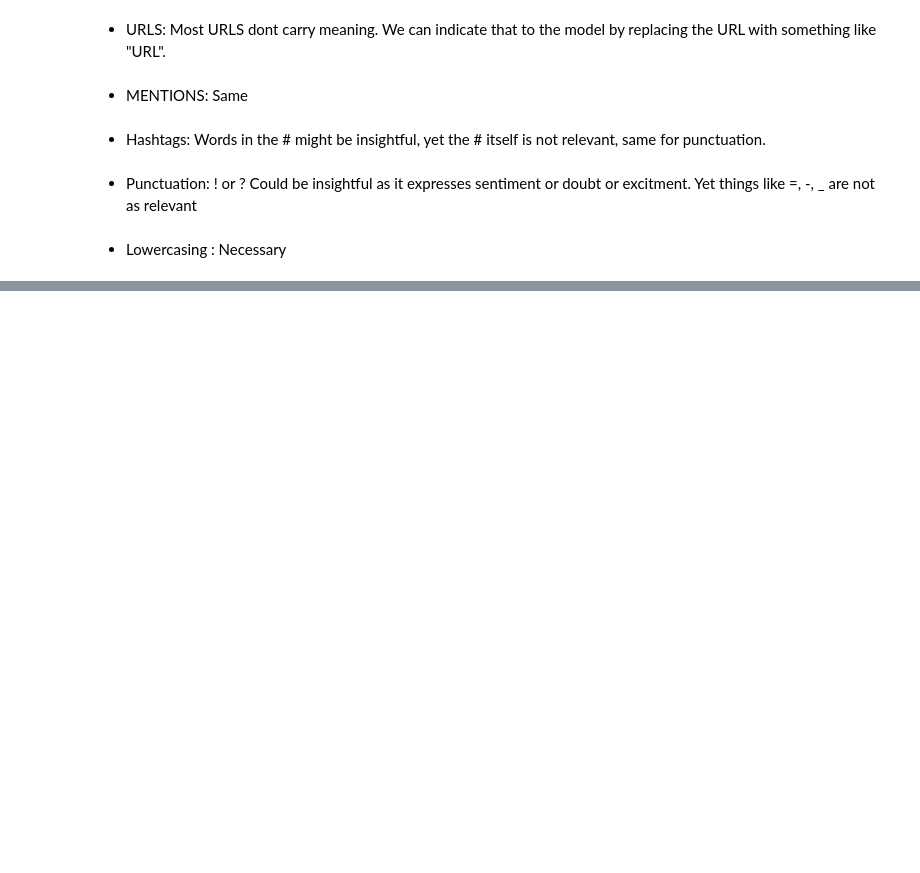
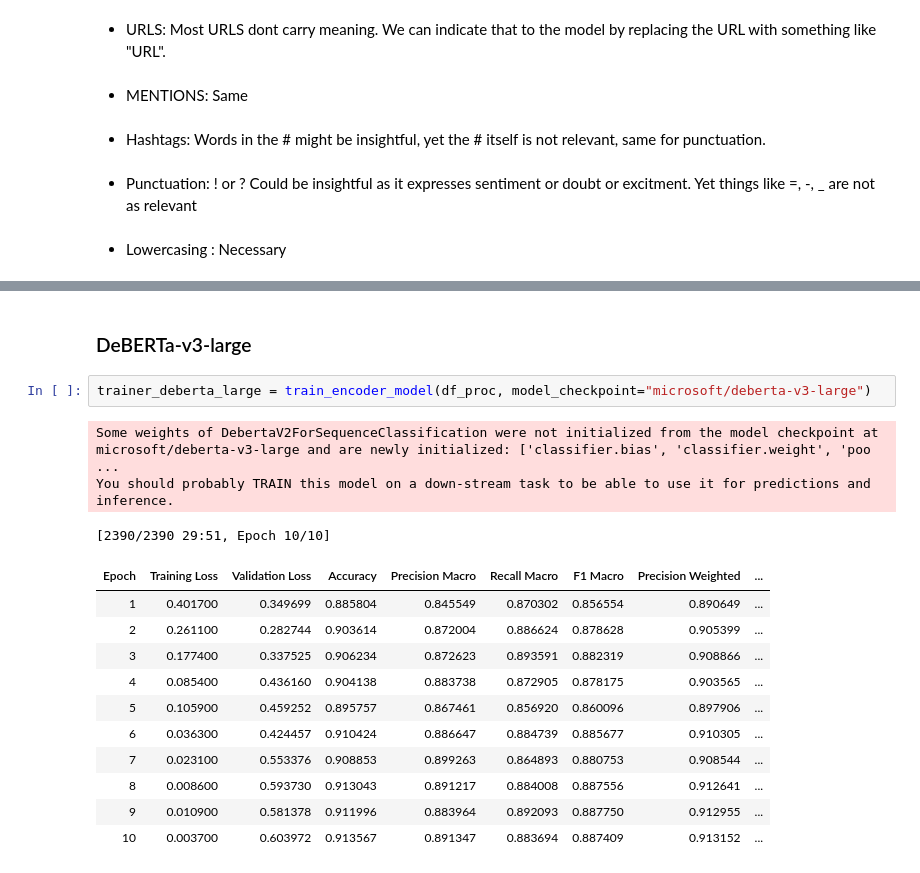
Before and after one commit to rmiranda37/text_mining_2025, a Jupyter notebook: EDA.ipynb, the cells around one changed output, grey strips where cells are left out. Saved outputs shown, nothing was run; the diff lists cells and outputs as text; blank space fills up the shorter version.

```diff
--- a/EDA.ipynb
+++ b/EDA.ipynb
@@ -604,0 +848,19 @@ ValueError: Could not interpret value `word_count` for `y`. An entry with this n
+# %% [markdown]
+### DeBERTa-v3-large
+# %%
+trainer_deberta_large = train_encoder_model(df_proc, model_checkpoint="microsoft/deberta-v3-large")
+# %% [output]
+Some weights of DebertaV2ForSequenceClassification were not initialized from the model checkpoint at microsoft/deberta-v3-large and are newly initialized: ['classifier.bias', 'classifier.weight', 'poo ...
+You should probably TRAIN this model on a down-stream task to be able to use it for predictions and inference.
+[2390/2390 29:51, Epoch 10/10]
+| Epoch | Training Loss | Validation Loss | Accuracy | Precision Macro | Recall Macro | F1 Macro | Precision Weighted | ... |
+| 1 | 0.401700 | 0.349699 | 0.885804 | 0.845549 | 0.870302 | 0.856554 | 0.890649 | ... |
+| 2 | 0.261100 | 0.282744 | 0.903614 | 0.872004 | 0.886624 | 0.878628 | 0.905399 | ... |
+| 3 | 0.177400 | 0.337525 | 0.906234 | 0.872623 | 0.893591 | 0.882319 | 0.908866 | ... |
+| 4 | 0.085400 | 0.436160 | 0.904138 | 0.883738 | 0.872905 | 0.878175 | 0.903565 | ... |
+| 5 | 0.105900 | 0.459252 | 0.895757 | 0.867461 | 0.856920 | 0.860096 | 0.897906 | ... |
+| 6 | 0.036300 | 0.424457 | 0.910424 | 0.886647 | 0.884739 | 0.885677 | 0.910305 | ... |
+| 7 | 0.023100 | 0.553376 | 0.908853 | 0.899263 | 0.864893 | 0.880753 | 0.908544 | ... |
+| 8 | 0.008600 | 0.593730 | 0.913043 | 0.891217 | 0.884008 | 0.887556 | 0.912641 | ... |
+| 9 | 0.010900 | 0.581378 | 0.911996 | 0.883964 | 0.892093 | 0.887750 | 0.912955 | ... |
+| 10 | 0.003700 | 0.603972 | 0.913567 | 0.891347 | 0.883694 | 0.887409 | 0.913152 | ... |
```
Also changed, not shown: parts of 80 cells of this notebook.
